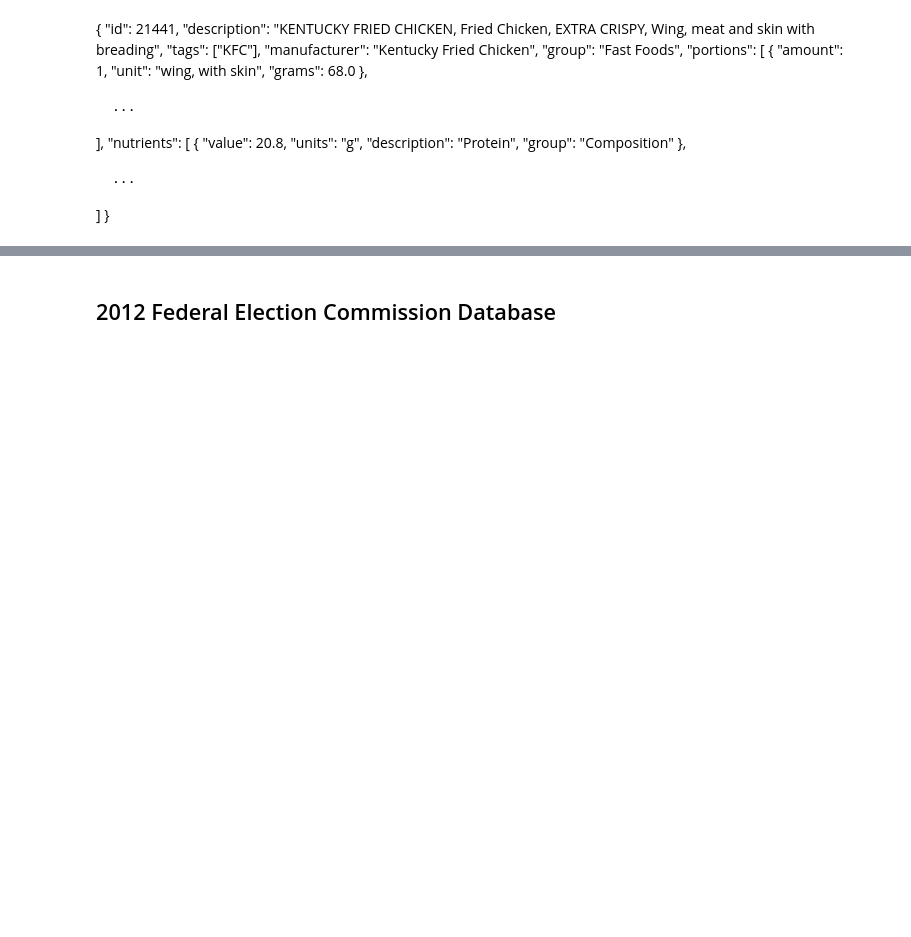
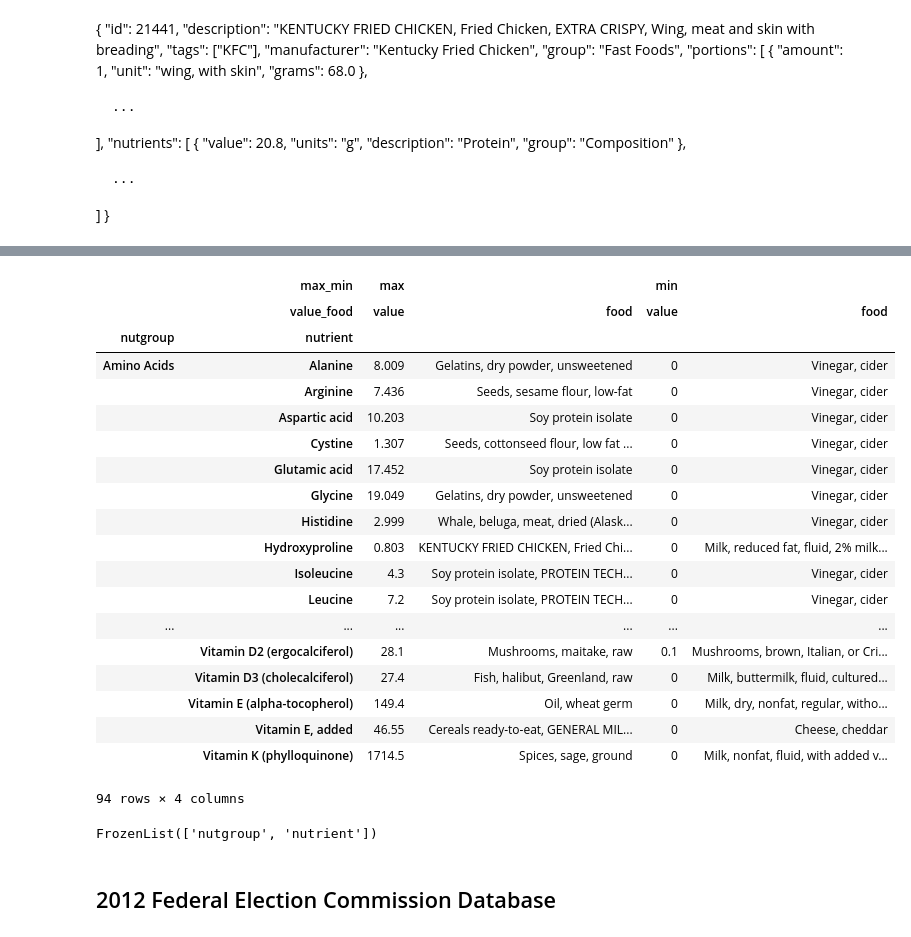
Before and after one commit to flyjump/pydata-book, a Jupyter notebook: ch14.ipynb, the cells around one changed output, grey strips where cells are left out. Drawn from its saved outputs; the diff is of its cells as text; code cells hidden in the pictures; blank space fills up the shorter version.

```diff
--- a/ch14.ipynb
+++ b/ch14.ipynb
@@ -942,3 +1332,8 @@ max_foods = by_nutrient.apply(get_maximum)[['value', 'food']]
 
 # make the food a little smaller
 max_foods.food = max_foods.food.str[:50]
+
+min_foods = by_nutrient.apply(get_minimum)[['value', 'food']]
+
+# make the food a little smaller
+min_foods.food = min_foods.food.str[:50]
@@ -947,3 +1340,36 @@ max_foods.loc['Amino Acids']['food']
+# %%
+max_min_foods = pd.DataFrame(columns=[['max','max', 'min', 'min'],
+         ['value', 'food','value', 'food']], index = max_foods.index)
+max_min_foods.columns.names = ['max_min', 'value_food']
+max_min_foods['max'] = max_foods
+max_min_foods['min'] = min_foods
+# %%
+max_min_foods
+# %% [output]
+|  | max_min | max |  | min |  |
+|  | value_food | value | food | value | food |
+| nutgroup | nutrient |  |  |  |  |
+| Amino Acids | Alanine | 8.009 | Gelatins, dry powder, unsweetened | 0 | Vinegar, cider |
+|  | Arginine | 7.436 | Seeds, sesame flour, low-fat | 0 | Vinegar, cider |
+|  | Aspartic acid | 10.203 | Soy protein isolate | 0 | Vinegar, cider |
+|  | Cystine | 1.307 | Seeds, cottonseed flour, low fat ... | 0 | Vinegar, cider |
+|  | Glutamic acid | 17.452 | Soy protein isolate | 0 | Vinegar, cider |
+|  | Glycine | 19.049 | Gelatins, dry powder, unsweetened | 0 | Vinegar, cider |
+|  | Histidine | 2.999 | Whale, beluga, meat, dried (Alask... | 0 | Vinegar, cider |
+|  | Hydroxyproline | 0.803 | KENTUCKY FRIED CHICKEN, Fried Chi... | 0 | Milk, reduced fat, fluid, 2% milk... |
+|  | Isoleucine | 4.3 | Soy protein isolate, PROTEIN TECH... | 0 | Vinegar, cider |
+|  | Leucine | 7.2 | Soy protein isolate, PROTEIN TECH... | 0 | Vinegar, cider |
+| ... | ... | ... | ... | ... | ... |
+|  | Vitamin D2 (ergocalciferol) | 28.1 | Mushrooms, maitake, raw | 0.1 | Mushrooms, brown, Italian, or Cri... |
+|  | Vitamin D3 (cholecalciferol) | 27.4 | Fish, halibut, Greenland, raw | 0 | Milk, buttermilk, fluid, cultured... |
+|  | Vitamin E (alpha-tocopherol) | 149.4 | Oil, wheat germ | 0 | Milk, dry, nonfat, regular, witho... |
+|  | Vitamin E, added | 46.55 | Cereals ready-to-eat, GENERAL MIL... | 0 | Cheese, cheddar |
+|  | Vitamin K (phylloquinone) | 1714.5 | Spices, sage, ground | 0 | Milk, nonfat, fluid, with added v... |
+94 rows × 4 columns
+# %%
+max_min_foods.index.names
+# %% [output]
+FrozenList(['nutgroup', 'nutrient'])
 # %% [markdown]
 ## 2012 Federal Election Commission Database
 # %%
```
Also changed, not shown: parts of 85 cells of this notebook.
